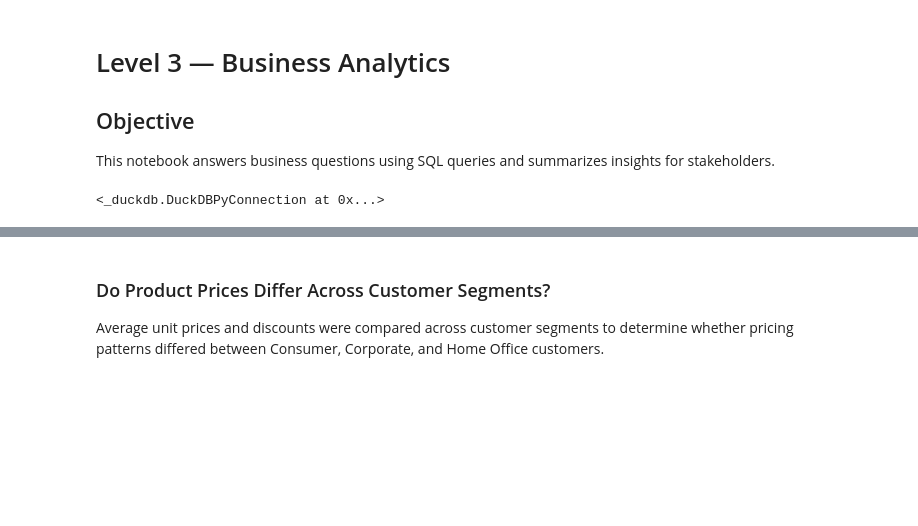
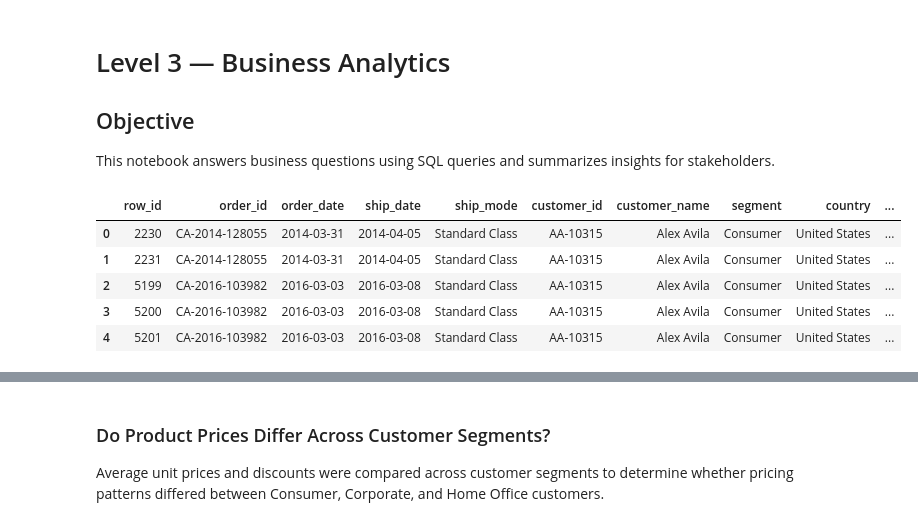
Before and after one commit to danigeiger/e_commerce_duckdb_project, a Jupyter notebook: notebooks/03_business_sql_analysis.ipynb, the cells around one changed output, grey strips where cells are left out. Cells and saved outputs as stored; diff of their text form; code cells hidden in the pictures; blank space fills up the shorter version.

Commit message:
Refined business analysis workflow and selected analysis features

```diff
--- a/notebooks/03_business_sql_analysis.ipynb
+++ b/notebooks/03_business_sql_analysis.ipynb
@@ -4,15 +4,30 @@
 ## Objective
 
 This notebook answers business questions using SQL queries and summarizes insights for stakeholders.
-# %%
-import duckdb
-
-con = duckdb.connect()
-
-con.execute("""
-CREATE OR REPLACE VIEW superstore_features AS
-SELECT *
-FROM read_csv_auto('../data/superstore_features.csv');
-""")
-# %% [output]
-<_duckdb.DuckDBPyConnection at 0x...>
+# %%
+import pandas as pd
+import duckdb
+
+pd.set_option("display.max_columns", None)
+pd.set_option("display.width", None)
+
+con = duckdb.connect()
+
+con.execute("""
+CREATE OR REPLACE VIEW superstore_features AS
+SELECT *
+FROM read_csv_auto('../data/superstore_features.csv');
+""")
+
+con.execute("""
+SELECT *
+FROM superstore_features
+LIMIT 5
+""").df()
+# %% [output]
+|  | row_id | order_id | order_date | ship_date | ship_mode | customer_id | customer_name | segment | country | ... |
+| 0 | 2230 | CA-2014-128055 | 2014-03-31 | 2014-04-05 | Standard Class | AA-10315 | Alex Avila | Consumer | United States | ... |
+| 1 | 2231 | CA-2014-128055 | 2014-03-31 | 2014-04-05 | Standard Class | AA-10315 | Alex Avila | Consumer | United States | ... |
+| 2 | 5199 | CA-2016-103982 | 2016-03-03 | 2016-03-08 | Standard Class | AA-10315 | Alex Avila | Consumer | United States | ... |
+| 3 | 5200 | CA-2016-103982 | 2016-03-03 | 2016-03-08 | Standard Class | AA-10315 | Alex Avila | Consumer | United States | ... |
+| 4 | 5201 | CA-2016-103982 | 2016-03-03 | 2016-03-08 | Standard Class | AA-10315 | Alex Avila | Consumer | United States | ... |
```
Also changed, not shown: parts of 7 cells of this notebook.
